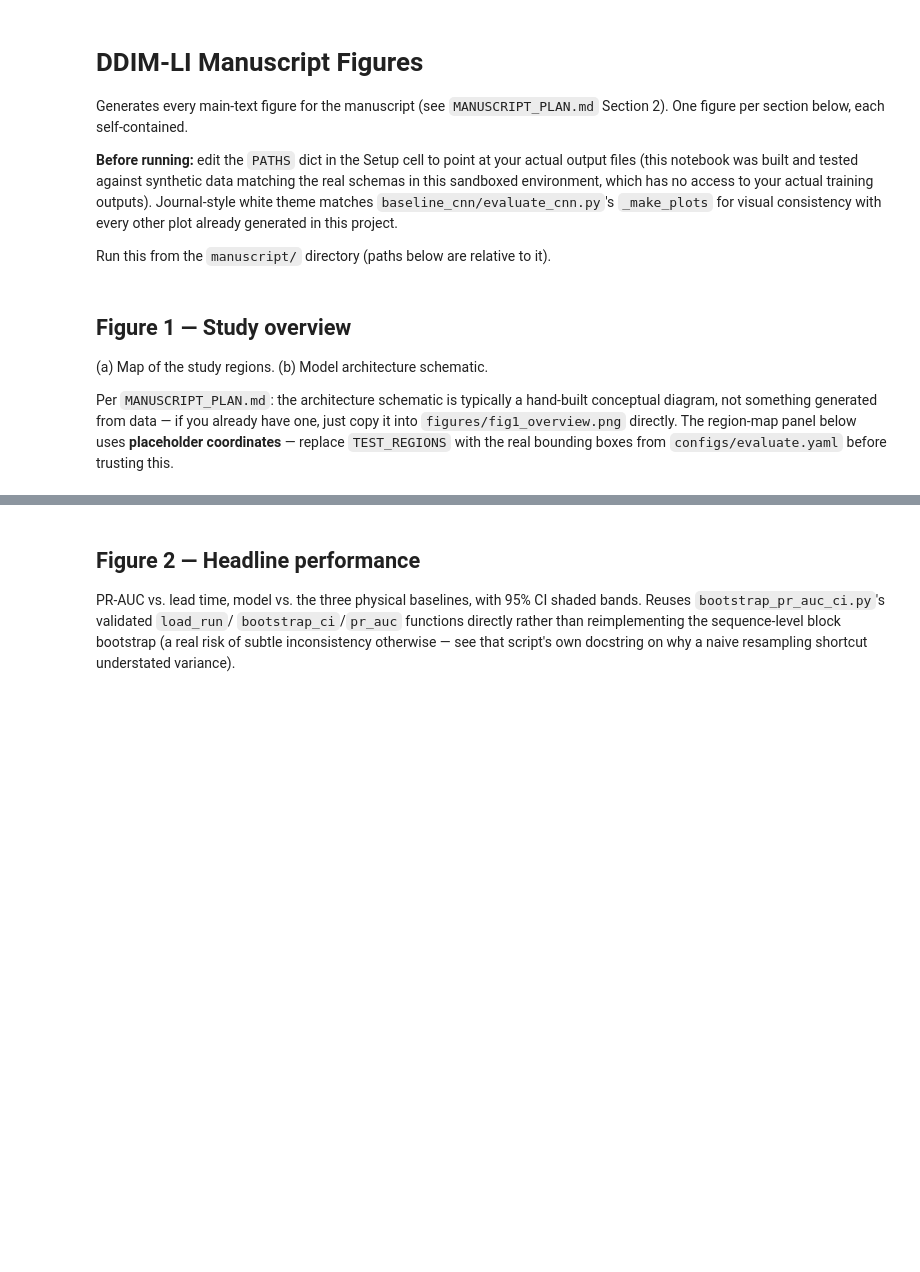
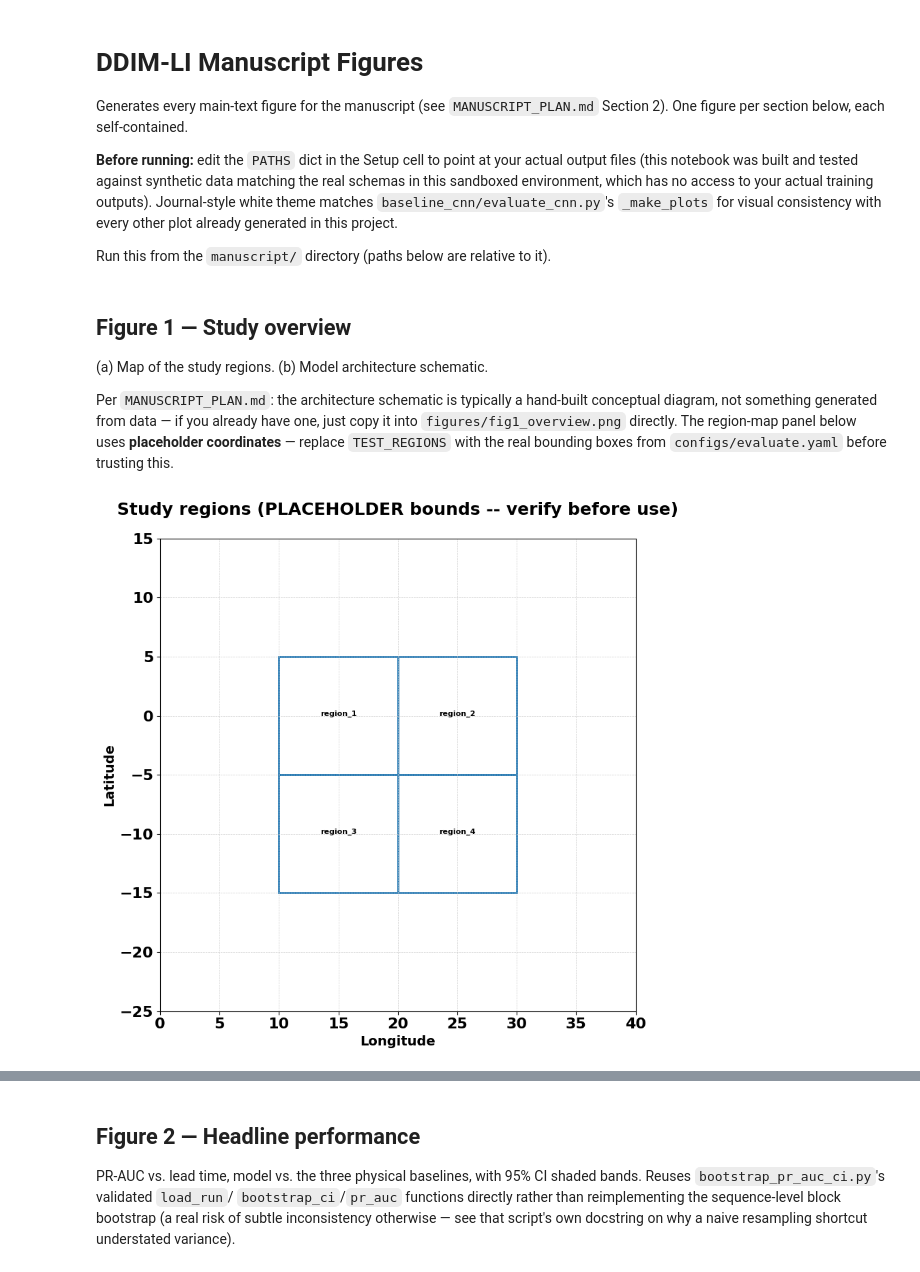
Before and after one commit to vladlanda/DDIM-LI, a Jupyter notebook: manuscript/generate_figures.ipynb, the cells around one changed output, grey strips where cells are left out. Saved outputs shown, nothing was run; the diff lists cells and outputs as text; code cells hidden in the pictures; blank space fills up the shorter version.

Commit message:
Regional map plot added

```diff
--- a/manuscript/generate_figures.ipynb
+++ b/manuscript/generate_figures.ipynb
@@ -19,6 +19,7 @@ import matplotlib
 import matplotlib.pyplot as plt
 import matplotlib.cm as mcm
 from scipy.ndimage import maximum_filter
+import cartopy.crs as ccrs
 
 REPO_ROOT = os.path.abspath("..")
 sys.path.insert(0, REPO_ROOT)
@@ -31,6 +32,12 @@ plt.rcParams.update({
     "xtick.color": "black", "ytick.color": "black", "text.color": "black",
     "grid.color": "#cccccc", "grid.linestyle": "--", "grid.linewidth": 0.5,
     "legend.framealpha": 0.9, "legend.edgecolor": "#cccccc", "font.size": 10,
+
+    'axes.titlesize': 18,     # Font size of the plot title
+    'axes.labelsize': 14,     # Font size of the x and y labels
+    'font.weight': 'bold',    # Makes all text elements bold by default
+    'axes.labelweight': 'bold', # Ensures axis labels explicitly inherit bold weight
+    'axes.titleweight': 'bold'
 })
 
 def styled_ax(ax):
@@ -60,6 +67,7 @@ PATHS = {
     "diffusion_npz_n50":      "../outputs/nature_256_T36_ir_li_only/eval_ens_50/plot_data.npz",
     "example_cases_npz":      "../example_cases.npz",
 }
+FIGSIZE = (9,9)
 DT_MIN, T_OUT = 10, 6
 LEAD_TIMES = [(t + 1) * DT_MIN for t in range(T_OUT)]
 LEAD_KM_SCALES = [1, 2, 4, 8, 16, 32]
@@ -85,27 +93,29 @@ before trusting this.
 # %%
 EXISTING_FIG1_PATH = None  # e.g. "/path/to/existing/architecture_figure.png"
 
 if EXISTING_FIG1_PATH and os.path.exists(EXISTING_FIG1_PATH):
     import shutil
     shutil.copy(EXISTING_FIG1_PATH, os.path.join(FIGDIR, "fig1_overview.png"))
     print(f"Copied existing figure -> {FIGDIR}/fig1_overview.png")
 else:
     # PLACEHOLDER bounds -- verify against configs/evaluate.yaml's test_roots
     TEST_REGIONS = {
         "region_1": (10, 20, -5, 5),
         "region_2": (20, 30, -5, 5),
         "region_3": (10, 20, -15, -5),
         "region_4": (20, 30, -15, -5),
     }
-    fig, ax = plt.subplots(figsize=(6, 6))
+    fig, ax = plt.subplots(figsize=FIGSIZE)
     for name, (lon0, lon1, lat0, lat1) in TEST_REGIONS.items():
         ax.add_patch(plt.Rectangle((lon0, lat0), lon1 - lon0, lat1 - lat0,
                                    fill=False, edgecolor="#1f77b4", linewidth=2))
         ax.text((lon0 + lon1) / 2, (lat0 + lat1) / 2, name, ha="center", fontsize=8)
     ax.set_xlim(0, 40); ax.set_ylim(-25, 15)
     ax.set_xlabel("Longitude"); ax.set_ylabel("Latitude")
-    ax.set_title("Study regions (PLACEHOLDER bounds -- verify before use)")
+    ax.set_title("Study regions (PLACEHOLDER bounds -- verify before use)",pad=25)
     styled_ax(ax)
     fig.savefig(os.path.join(FIGDIR, "fig1_overview.png"), dpi=150, bbox_inches="tight", facecolor="white")
     plt.show()
     print("WARNING: placeholder region bounds in TEST_REGIONS -- replace with real coordinates")
+# %% [output]
+[figure, added]
```
Also changed, not shown: parts of 2 cells of this notebook, 2 other files.
